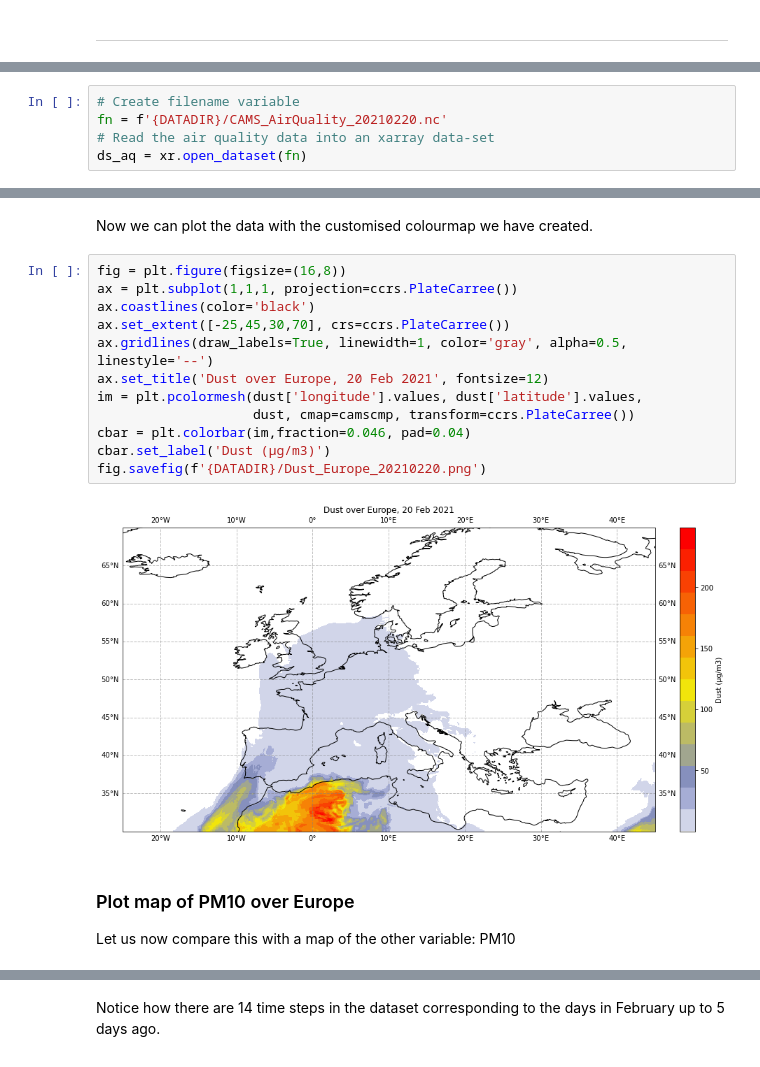
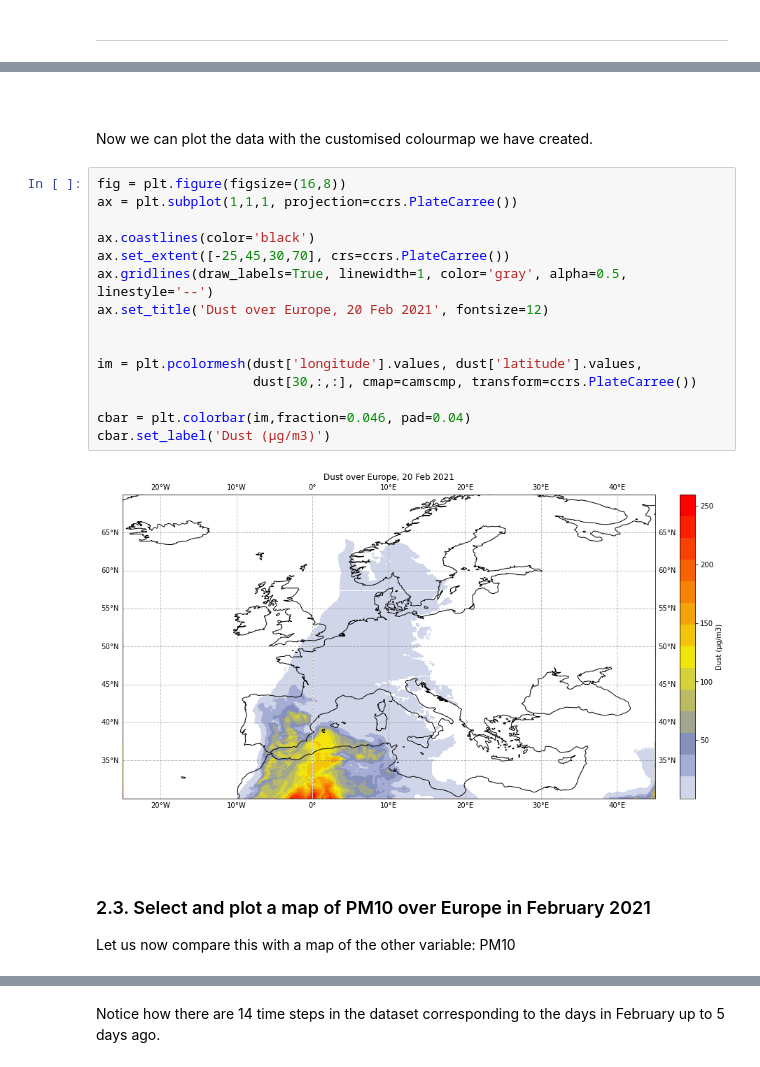
Before and after one commit to ecmwf-projects/copernicus-training, a Jupyter notebook: 212_cams_dust_monitoring.ipynb, the cells around one changed output, grey strips where cells are left out. Saved outputs shown, nothing was run; the diff lists cells and outputs as text.

Commit message:
cams dust monitoring

```diff
--- a/212_cams_dust_monitoring.ipynb
+++ b/212_cams_dust_monitoring.ipynb
@@ -121,5 +77,0 @@ We will now read and inspect this data:
-# %%
-# Create filename variable
-fn = f'{DATADIR}/CAMS_AirQuality_20210220.nc'
-# Read the air quality data into an xarray data-set
-ds_aq = xr.open_dataset(fn)
@@ -199,21 +170,28 @@ camscmp = ListedColormap(cams)
+# %% [markdown]
+<br>
 # %% [markdown]
 Now we can plot the data with the customised colourmap we have created.
 # %%
 fig = plt.figure(figsize=(16,8))
 ax = plt.subplot(1,1,1, projection=ccrs.PlateCarree())
+
 ax.coastlines(color='black')
 ax.set_extent([-25,45,30,70], crs=ccrs.PlateCarree())
 ax.gridlines(draw_labels=True, linewidth=1, color='gray', alpha=0.5, linestyle='--')
 ax.set_title('Dust over Europe, 20 Feb 2021', fontsize=12)
+
+
 im = plt.pcolormesh(dust['longitude'].values, dust['latitude'].values,
-                    dust, cmap=camscmp, transform=ccrs.PlateCarree())
+                    dust[30,:,:], cmap=camscmp, transform=ccrs.PlateCarree())
+
 cbar = plt.colorbar(im,fraction=0.046, pad=0.04)
 cbar.set_label('Dust (µg/m3)')
-fig.savefig(f'{DATADIR}/Dust_Europe_20210220.png')
 # %% [output]
-[figure, old version]
+[figure, new version]
+# %% [markdown]
+<br>
 # %% [markdown]
-### Plot map of PM10 over Europe
+### <a id='pm10_map'></a> 2.3. Select and plot a map of PM10 over Europe in February 2021
 
 Let us now compare this with a map of the other variable: PM10
 # %%
```
Also changed, not shown: parts of 43 cells of this notebook, 4 other files.
